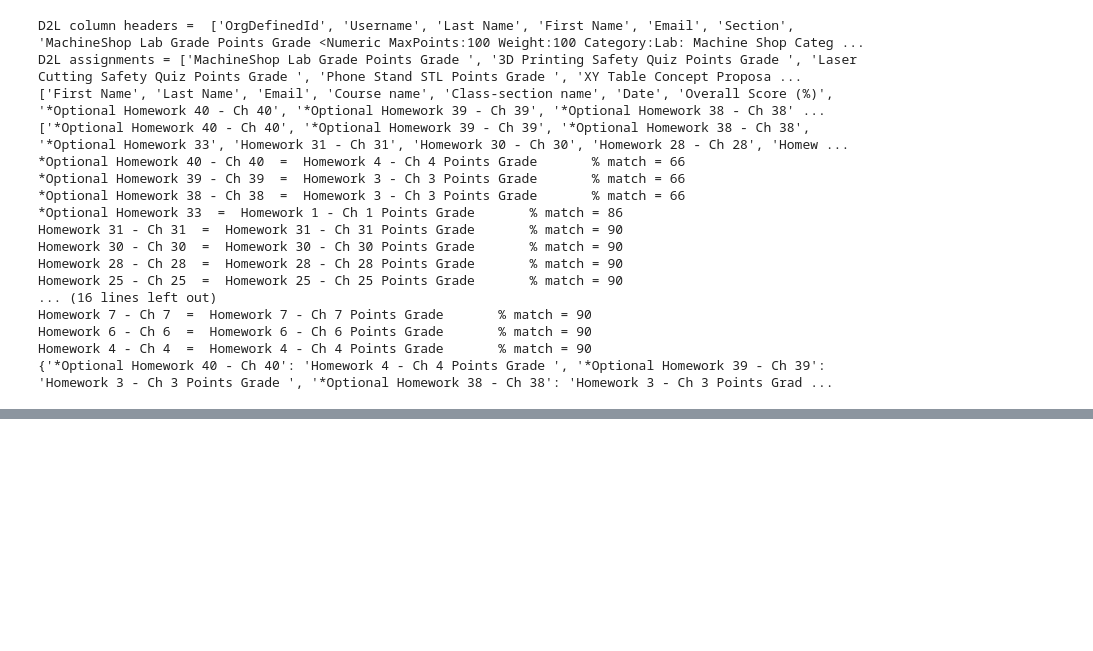
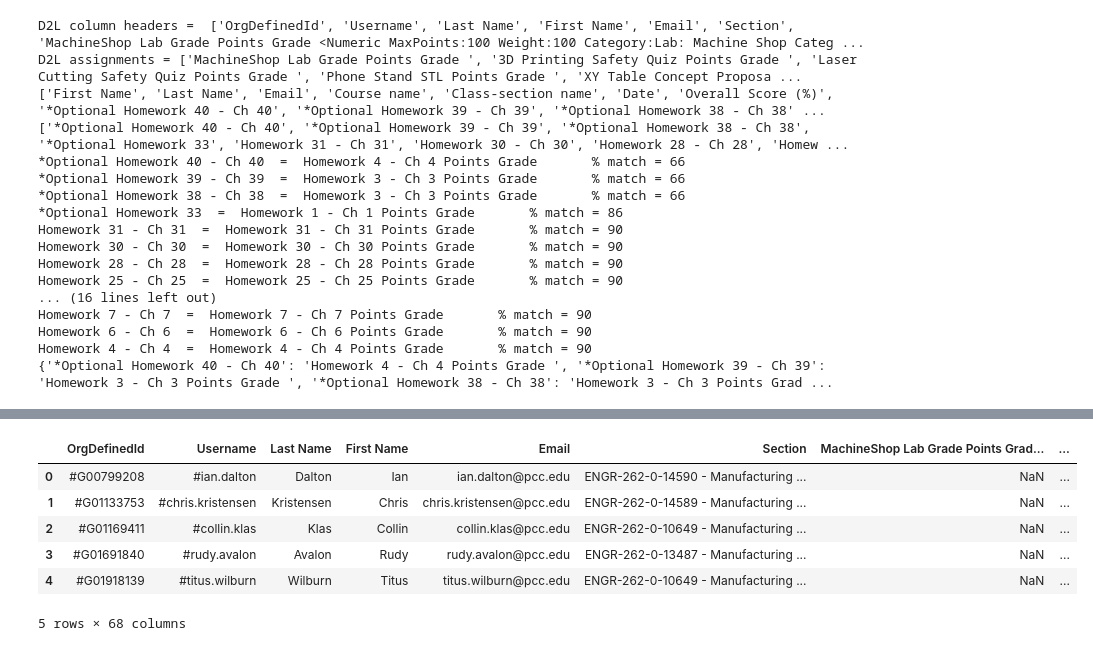
Before and after one commit to ProfessorKazarinoff/gradeconversion, a Jupyter notebook: grade_conversion_notebook.ipynb, the cells around one changed output, grey strips where cells are left out. Saved outputs shown, nothing was run; the diff lists cells and outputs as text; code cells hidden in the pictures; blank space fills up the shorter version.

```diff
--- a/grade_conversion_notebook.ipynb
+++ b/grade_conversion_notebook.ipynb
@@ -119,0 +304,11 @@ Homework 4 - Ch 4  =  Homework 4 - Ch 4 Points Grade       % match = 90
+# %%
+df = pd.read_csv(D2L_csv)
+df.head()
+# %% [output]
+|  | OrgDefinedId | Username | Last Name | First Name | Email | Section | MachineShop Lab Grade Points Grad... | ... |
+| 0 | #G00799208 | #ian.dalton | Dalton | Ian | ian.dalton@pcc.edu | ENGR-262-0-14590 - Manufacturing ... | NaN | ... |
+| 1 | #G01133753 | #chris.kristensen | Kristensen | Chris | chris.kristensen@pcc.edu | ENGR-262-0-14589 - Manufacturing ... | NaN | ... |
+| 2 | #G01169411 | #collin.klas | Klas | Collin | collin.klas@pcc.edu | ENGR-262-0-10649 - Manufacturing ... | NaN | ... |
+| 3 | #G01691840 | #rudy.avalon | Avalon | Rudy | rudy.avalon@pcc.edu | ENGR-262-0-13487 - Manufacturing ... | NaN | ... |
+| 4 | #G01918139 | #titus.wilburn | Wilburn | Titus | titus.wilburn@pcc.edu | ENGR-262-0-10649 - Manufacturing ... | NaN | ... |
+5 rows × 68 columns
```
Also changed, not shown: parts of 34 cells of this notebook, 3 other files.
